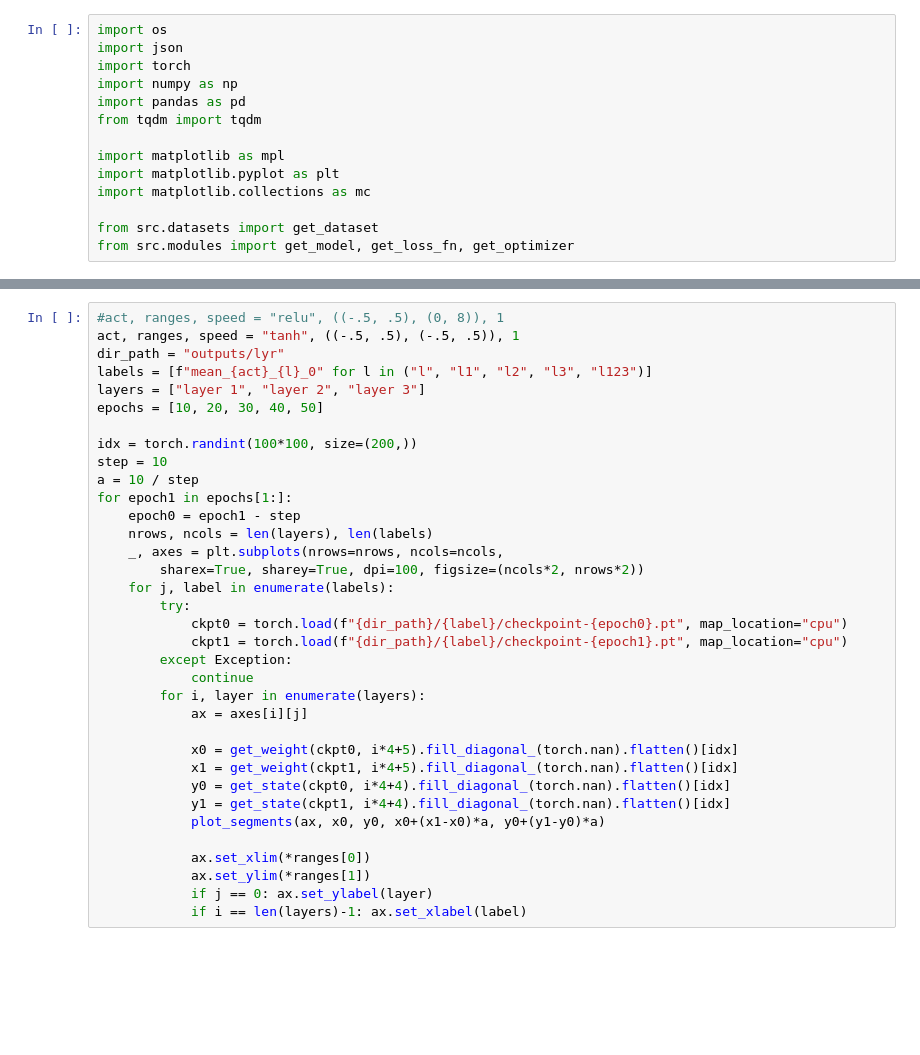
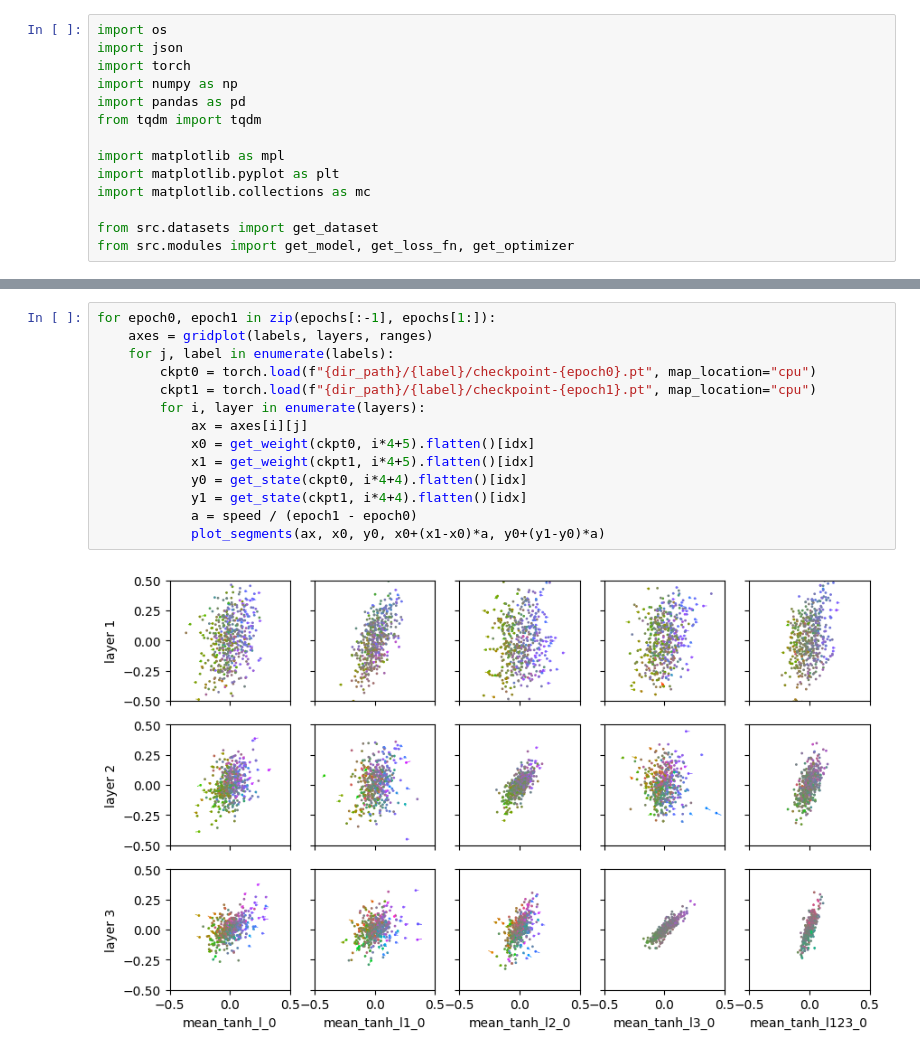
Before and after one commit to yingchenlin/kiln, a Jupyter notebook: grad.ipynb, the cells around one changed output, grey strips where cells are left out. Drawn from its saved outputs; the diff is of its cells as text; blank space fills up the shorter version.

```diff
--- a/grad.ipynb
+++ b/grad.ipynb
@@ -175,35 +183,16 @@ for epoch in epochs:
 # %%
-#act, ranges, speed = "relu", ((-.5, .5), (0, 8)), 1
-act, ranges, speed = "tanh", ((-.5, .5), (-.5, .5)), 1
-dir_path = "outputs/lyr"
-labels = [f"mean_{act}_{l}_0" for l in ("l", "l1", "l2", "l3", "l123")]
-layers = ["layer 1", "layer 2", "layer 3"]
-epochs = [10, 20, 30, 40, 50]
-
-idx = torch.randint(100*100, size=(200,))
-step = 10
-a = 10 / step
-for epoch1 in epochs[1:]:
-    epoch0 = epoch1 - step
-    nrows, ncols = len(layers), len(labels)
-    _, axes = plt.subplots(nrows=nrows, ncols=ncols,
-        sharex=True, sharey=True, dpi=100, figsize=(ncols*2, nrows*2))
+for epoch0, epoch1 in zip(epochs[:-1], epochs[1:]):
+    axes = gridplot(labels, layers, ranges)
     for j, label in enumerate(labels):
-        try:
-            ckpt0 = torch.load(f"{dir_path}/{label}/checkpoint-{epoch0}.pt", map_location="cpu")
-            ckpt1 = torch.load(f"{dir_path}/{label}/checkpoint-{epoch1}.pt", map_location="cpu")
-        except Exception:
-            continue
+        ckpt0 = torch.load(f"{dir_path}/{label}/checkpoint-{epoch0}.pt", map_location="cpu")
+        ckpt1 = torch.load(f"{dir_path}/{label}/checkpoint-{epoch1}.pt", map_location="cpu")
         for i, layer in enumerate(layers):
             ax = axes[i][j]
-
-            x0 = get_weight(ckpt0, i*4+5).fill_diagonal_(torch.nan).flatten()[idx]
-            x1 = get_weight(ckpt1, i*4+5).fill_diagonal_(torch.nan).flatten()[idx]
-            y0 = get_state(ckpt0, i*4+4).fill_diagonal_(torch.nan).flatten()[idx]
-            y1 = get_state(ckpt1, i*4+4).fill_diagonal_(torch.nan).flatten()[idx]
+            x0 = get_weight(ckpt0, i*4+5).flatten()[idx]
+            x1 = get_weight(ckpt1, i*4+5).flatten()[idx]
+            y0 = get_state(ckpt0, i*4+4).flatten()[idx]
+            y1 = get_state(ckpt1, i*4+4).flatten()[idx]
+            a = speed / (epoch1 - epoch0)
             plot_segments(ax, x0, y0, x0+(x1-x0)*a, y0+(y1-y0)*a)
-
-            ax.set_xlim(*ranges[0])
-            ax.set_ylim(*ranges[1])
-            if j == 0: ax.set_ylabel(layer)
-            if i == len(layers)-1: ax.set_xlabel(label)
+# %% [output]
+[figure, added]
```
Also changed, not shown: parts of 5 cells of this notebook, 2 other files.
